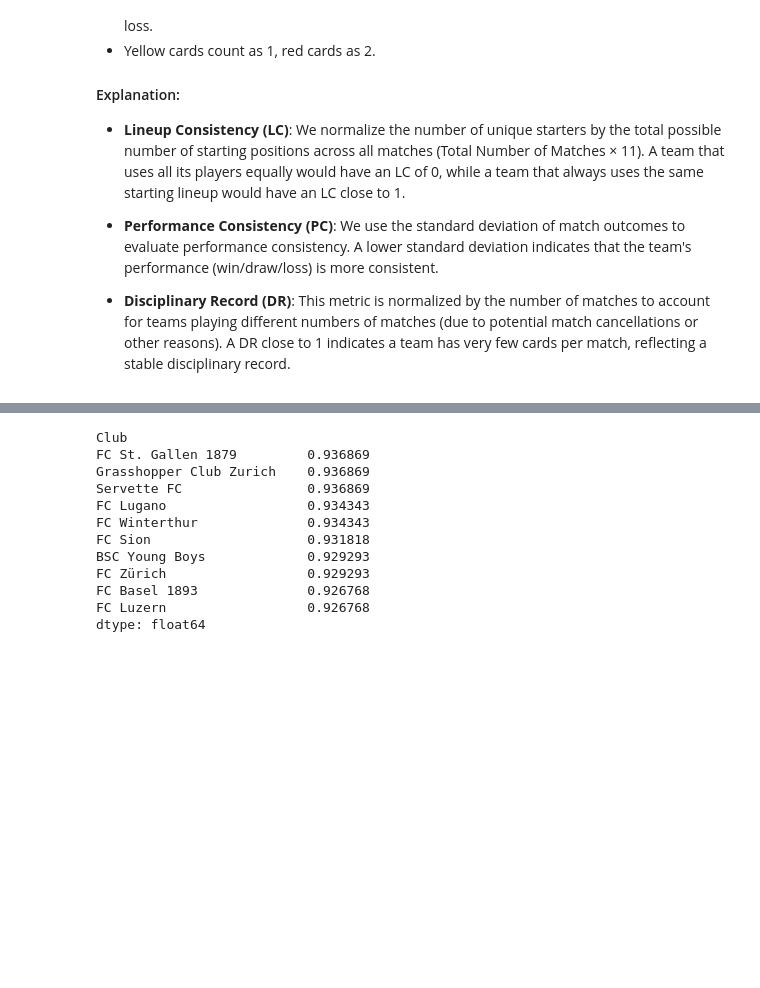
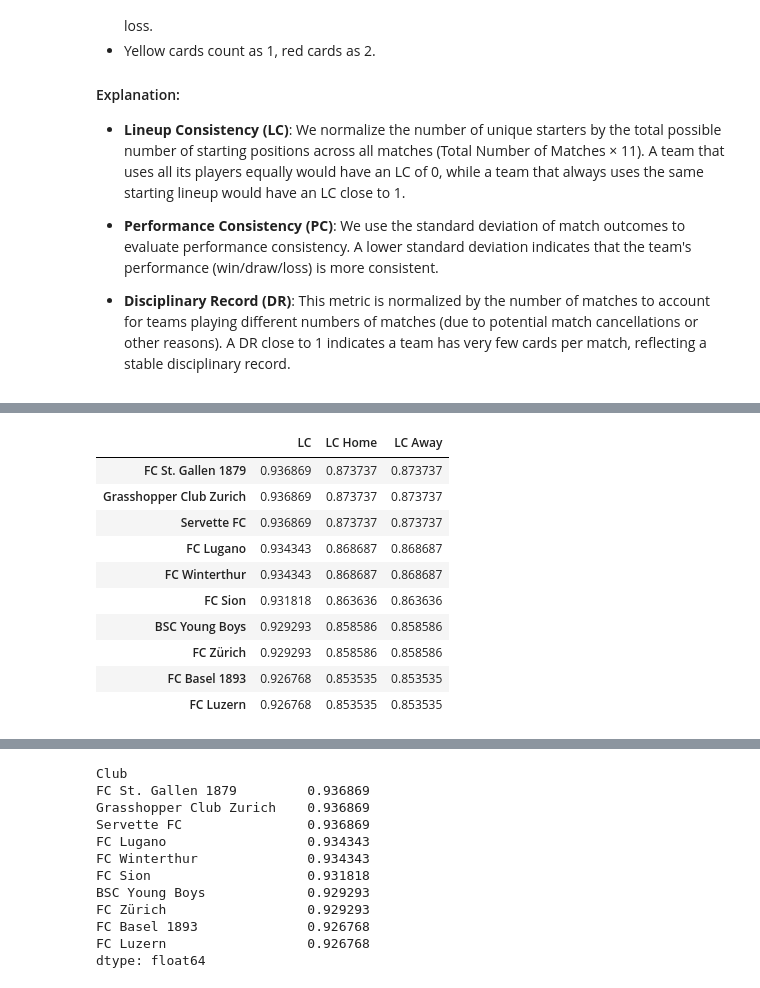
Before and after one commit to heinimoreno/PBL_RA_MH, a Jupyter notebook: Data_Analysis.ipynb, the cells around one changed output, grey strips where cells are left out. Drawn from its saved outputs; the diff is of its cells as text; code cells hidden in the pictures; blank space fills up the shorter version.

```diff
--- a/Data_Analysis.ipynb
+++ b/Data_Analysis.ipynb
@@ -424,0 +457,23 @@ The Stability Index (SI) aims to quantify the consistency and reliability of a s
+# %%
+# Create a DataFrame to hold all LC values
+LC_values = pd.DataFrame({
+    'LC': LC,
+    'LC Home': LC_home,
+    'LC Away': LC_away
+})
+
+# Display the DataFrame with all LC values
+LC_values = LC_values.sort_values(by='LC', ascending=False)
+LC_values
+# %% [output]
+|  | LC | LC Home | LC Away |
+| FC St. Gallen 1879 | 0.936869 | 0.873737 | 0.873737 |
+| Grasshopper Club Zurich | 0.936869 | 0.873737 | 0.873737 |
+| Servette FC | 0.936869 | 0.873737 | 0.873737 |
+| FC Lugano | 0.934343 | 0.868687 | 0.868687 |
+| FC Winterthur | 0.934343 | 0.868687 | 0.868687 |
+| FC Sion | 0.931818 | 0.863636 | 0.863636 |
+| BSC Young Boys | 0.929293 | 0.858586 | 0.858586 |
+| FC Zürich | 0.929293 | 0.858586 | 0.858586 |
+| FC Basel 1893 | 0.926768 | 0.853535 | 0.853535 |
+| FC Luzern | 0.926768 | 0.853535 | 0.853535 |
```
Also changed, not shown: parts of 10 cells of this notebook.
